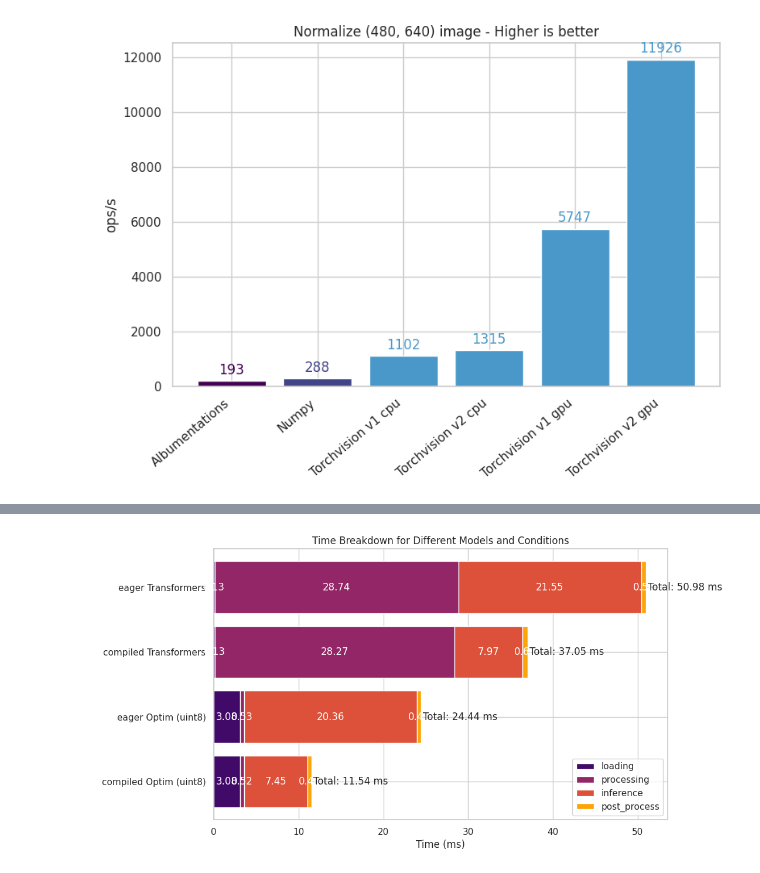
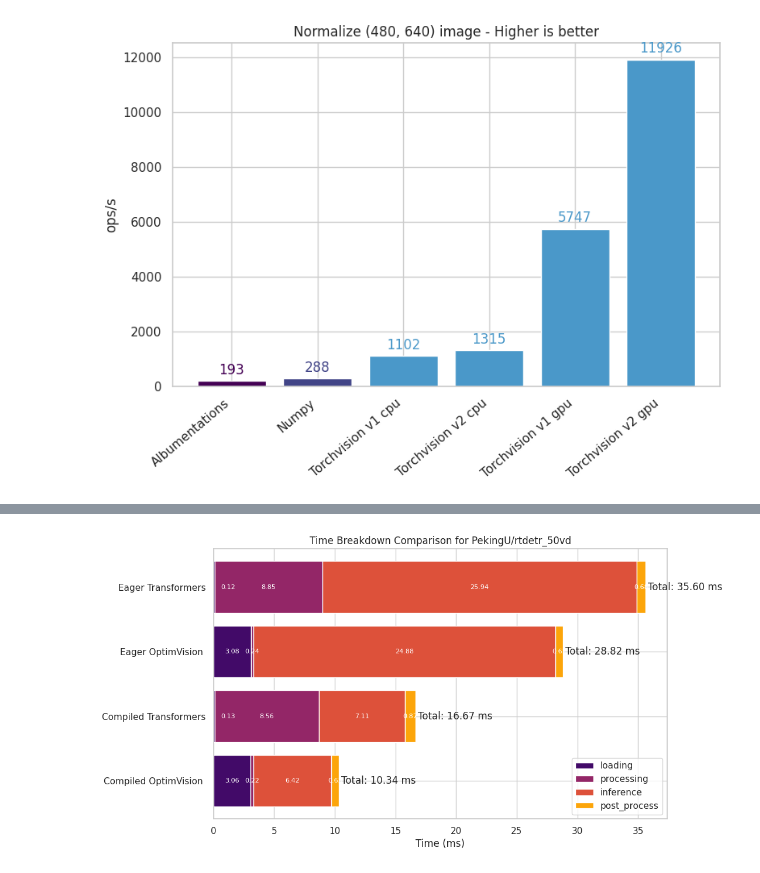
Before and after one commit to yonigozlan/OptimVision, a Jupyter notebook: plot_image_processing.ipynb, the cells around one changed output, grey strips where cells are left out. Drawn from its saved outputs; the diff is of its cells as text; code cells hidden in the pictures.

```diff
--- a/plot_image_processing.ipynb
+++ b/plot_image_processing.ipynb
@@ -91,7 +141,9 @@ for model in model_groups:
 [figure]
 [figure]
 # %%
-with open("/home/ubuntu/models_implem/optim_vision/load_from_path_to_tensor_gpu.json", "r") as file:
+with open(
+    "/home/ubuntu/models_implem/optim_vision/load_from_path_to_tensor_gpu.json", "r"
+) as file:
     data = json.load(file)["load_from_path_to_tensor_gpu"]
 # %%
 # Creating the bar plot
@@ -123,5 +188,8 @@ plt.show()
 # %%
-with open("/home/ubuntu/models_implem/optim_vision/benchmark_outputs/json/change_dtype_from_uint8_2.json", "r") as file:
+with open(
+    "/home/ubuntu/models_implem/optim_vision/benchmark_outputs/json/change_dtype_from_uint8_2.json",
+    "r",
+) as file:
     data = json.load(file)
 # %%
 import pandas as pd
@@ -401,7 +741,9 @@ plt.show()
 # %%
 import matplotlib.pyplot as plt
 
-path = "/home/ubuntu/models_implem/optim_vision/benchmark_outputs/json/benchmark_results_full_pipeline_detr.json"
+checkpoint = "PekingU/rtdetr_50vd"
+
+path = "/home/ubuntu/models_implem/optim_vision/benchmark_outputs/json/benchmark_results_full_pipeline_dtypes_proc_comp.json"
 # path = "/home/ubuntu/models_implem/optim_vision/benchmark_outputs/json/benchmark_results_full_pipeline_dtypes_proc_comp.json"
 # Data for the plot
 with open(path, "r") as file:
@@ -450,34 +792,43 @@ for condition, model, times in sorted_data:
         )
 
         plt.text(
-            left + values[j] * 1000 / 2,
+            max(left + values[j] * 1000 / 2, 1.2),
             bar_index,
             f"{values[j] * 1000:.2f}",
             ha="center",
             va="center",
             color="white",
+            fontsize=8,
         )
 
         left += values[j] * 1000
 
     plt.text(
         left + 0.2,
         bar_index,
         f'Total: {times["total"] * 1000:.2f} ms',
         va="center",
     )
 
     bar_index += 1
 
 # Add labels, title, and legend
 plt.xlabel("Time (ms)")
-plt.title("Time Breakdown for Different Models and Conditions")
+plt.title(f"Time Breakdown Comparison for {checkpoint}")
 plt.yticks(
     range(len(restructured_data) * len(restructured_data["eager"])),
-    [f"{model} {condition}" for model, condition, _ in sorted_data],
+    [
+        f"{model} {condition}".strip("(uint8)").title().replace("Optim", "OptimVision")
+        for model, condition, _ in sorted_data
+    ],
 )
 plt.legend()
 
+# save image
+plt.savefig(
+    "/home/ubuntu/models_implem/optim_vision/benchmark_outputs/images/benchmark_results_full_pipeline_rtdetr.png",
+    dpi=300,
+)
 plt.show()
 # %% [output]
-[figure, old version]
+[figure, new version]
```
Also changed, not shown: parts of 9 cells of this notebook.
